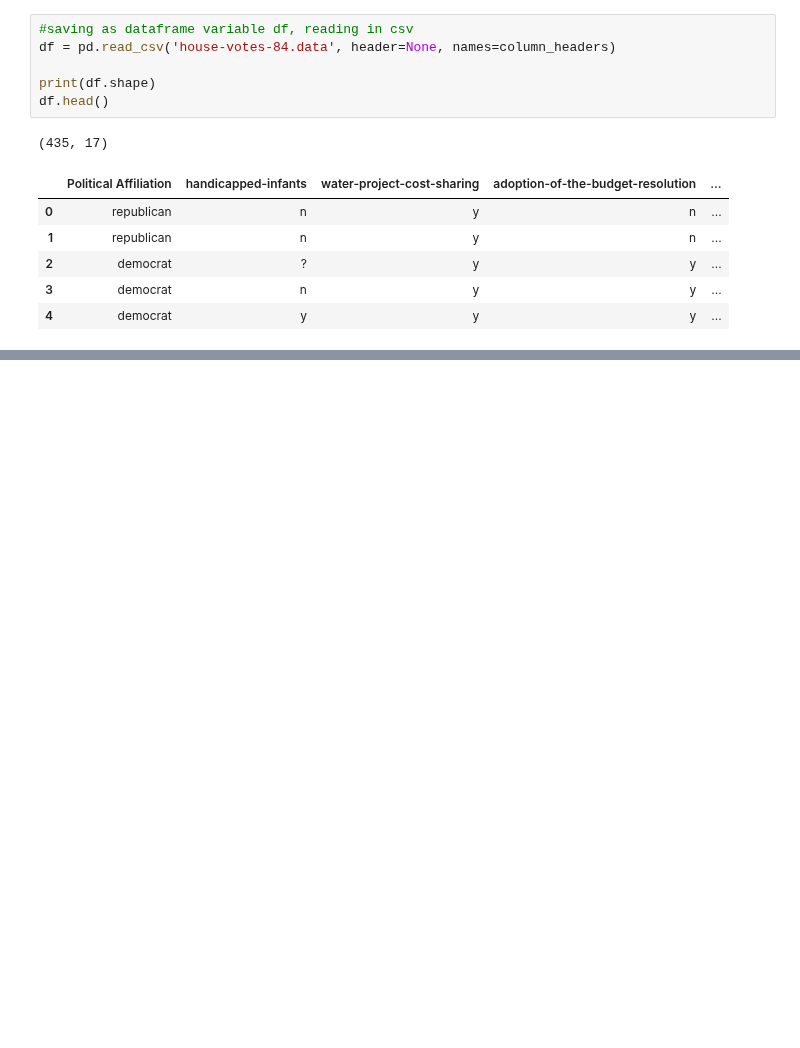
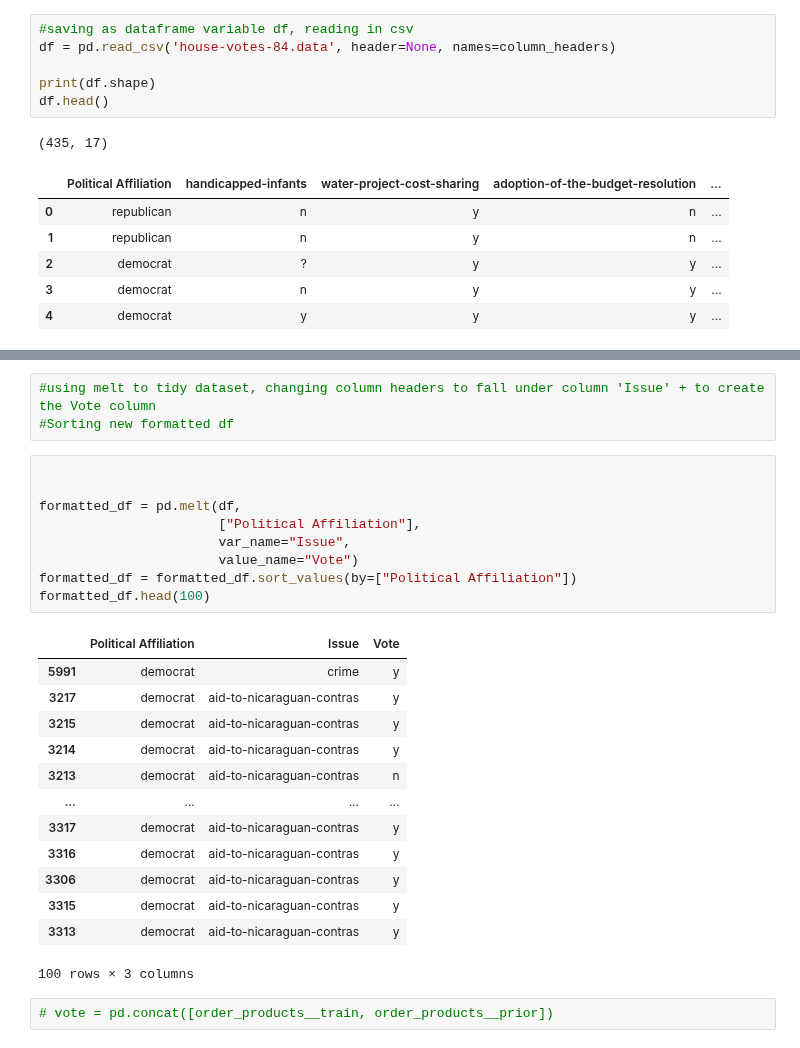
Before and after one commit to bloominstituteoftechnology/DS-Unit-1-Sprint-2-Statistics, a Jupyter notebook: module1/LS_DS_121_Statistics_Probability_Assignment.ipynb, the cells around one changed output, grey strips where cells are left out. Saved outputs shown, nothing was run; the diff lists cells and outputs as text; blank space fills up the shorter version.

```diff
--- a/module1/LS_DS_121_Statistics_Probability_Assignment.ipynb
+++ b/module1/LS_DS_121_Statistics_Probability_Assignment.ipynb
@@ -75 +88,29 @@ True
+# %%
+#using melt to tidy dataset, changing column headers to fall under column 'Issue' + to create the Vote column
+#Sorting new formatted df
+# %%
+
+
+formatted_df = pd.melt(df,
+                       ["Political Affiliation"],
+                       var_name="Issue",
+                       value_name="Vote")
+formatted_df = formatted_df.sort_values(by=["Political Affiliation"])
+formatted_df.head(100)
+# %% [output]
+|  | Political Affiliation | Issue | Vote |
+| 5991 | democrat | crime | y |
+| 3217 | democrat | aid-to-nicaraguan-contras | y |
+| 3215 | democrat | aid-to-nicaraguan-contras | y |
+| 3214 | democrat | aid-to-nicaraguan-contras | y |
+| 3213 | democrat | aid-to-nicaraguan-contras | n |
+| ... | ... | ... | ... |
+| 3317 | democrat | aid-to-nicaraguan-contras | y |
+| 3316 | democrat | aid-to-nicaraguan-contras | y |
+| 3306 | democrat | aid-to-nicaraguan-contras | y |
+| 3315 | democrat | aid-to-nicaraguan-contras | y |
+| 3313 | democrat | aid-to-nicaraguan-contras | y |
+100 rows × 3 columns
+# %%
+# vote = pd.concat([order_products__train, order_products__prior])
 # %%
```
Also changed, not shown: parts of 11 cells of this notebook.
